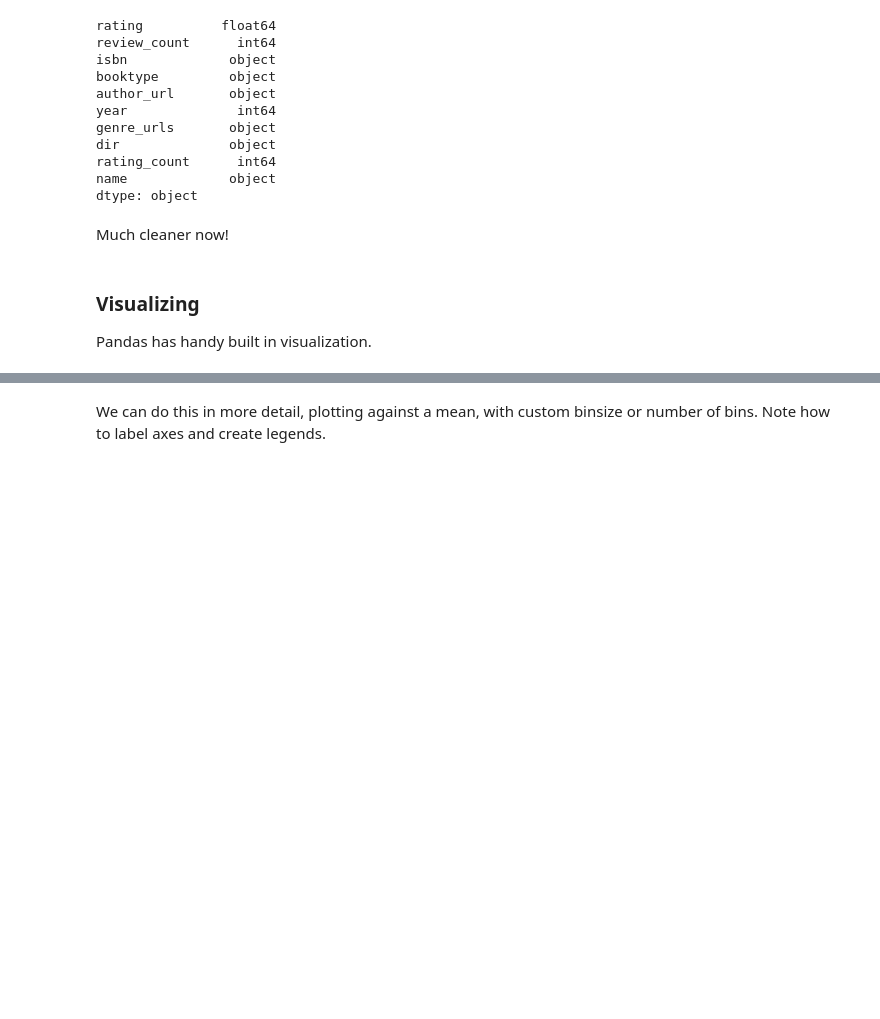
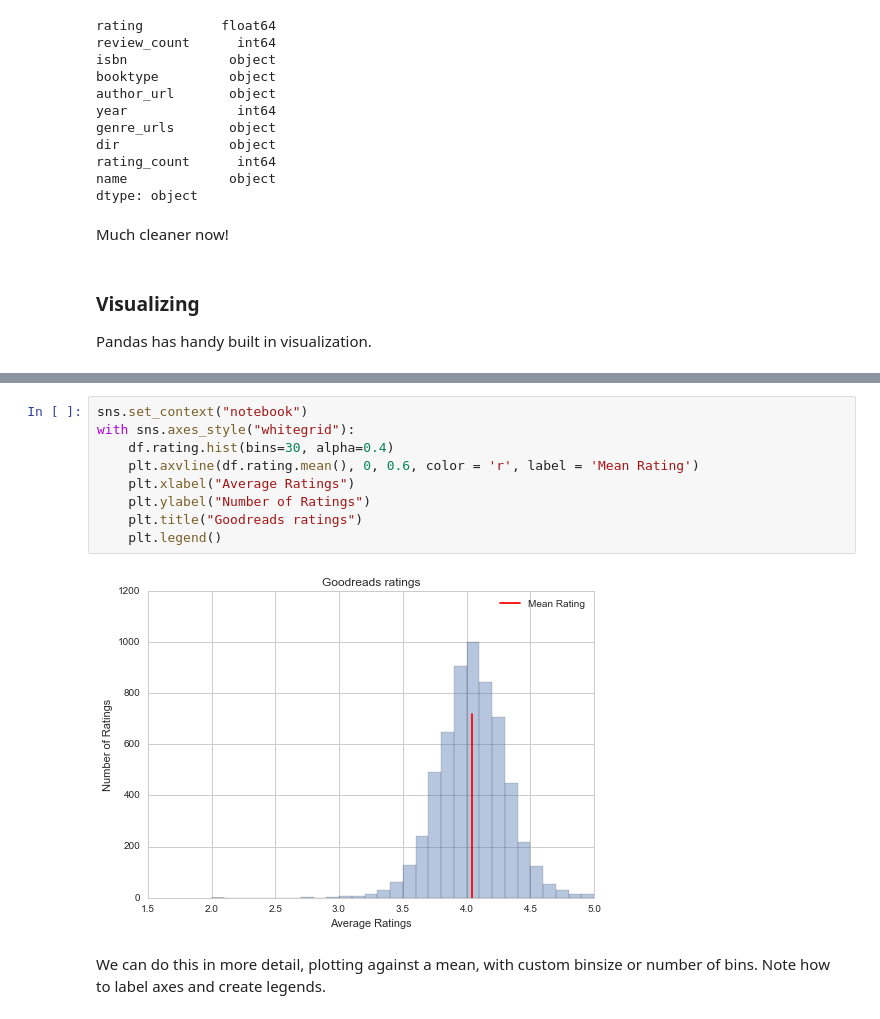
Before and after one commit to cchen2018/2015lab1, a Jupyter notebook: Lab1-pythonpandas.ipynb, the cells around one changed output, grey strips where cells are left out. Cells and saved outputs as stored; diff of their text form; blank space fills up the shorter version.

```diff
--- a/Lab1-pythonpandas.ipynb
+++ b/Lab1-pythonpandas.ipynb
@@ -348,5 +348,16 @@ df.rating.hist();
 # %% [output]
 [figure]
+# %%
+sns.set_context("notebook")
+with sns.axes_style("whitegrid"):
+    df.rating.hist(bins=30, alpha=0.4)
+    plt.axvline(df.rating.mean(), 0, 0.6, color = 'r', label = 'Mean Rating')
+    plt.xlabel("Average Ratings")
+    plt.ylabel("Number of Ratings")
+    plt.title("Goodreads ratings")
+    plt.legend()
+# %% [output]
+[figure, added]
 # %% [markdown]
 We can do this in more detail, plotting against a mean, with custom binsize or number of bins. Note how to label axes and create legends.
 # %%
```
Also changed, not shown: parts of 26 cells of this notebook.
